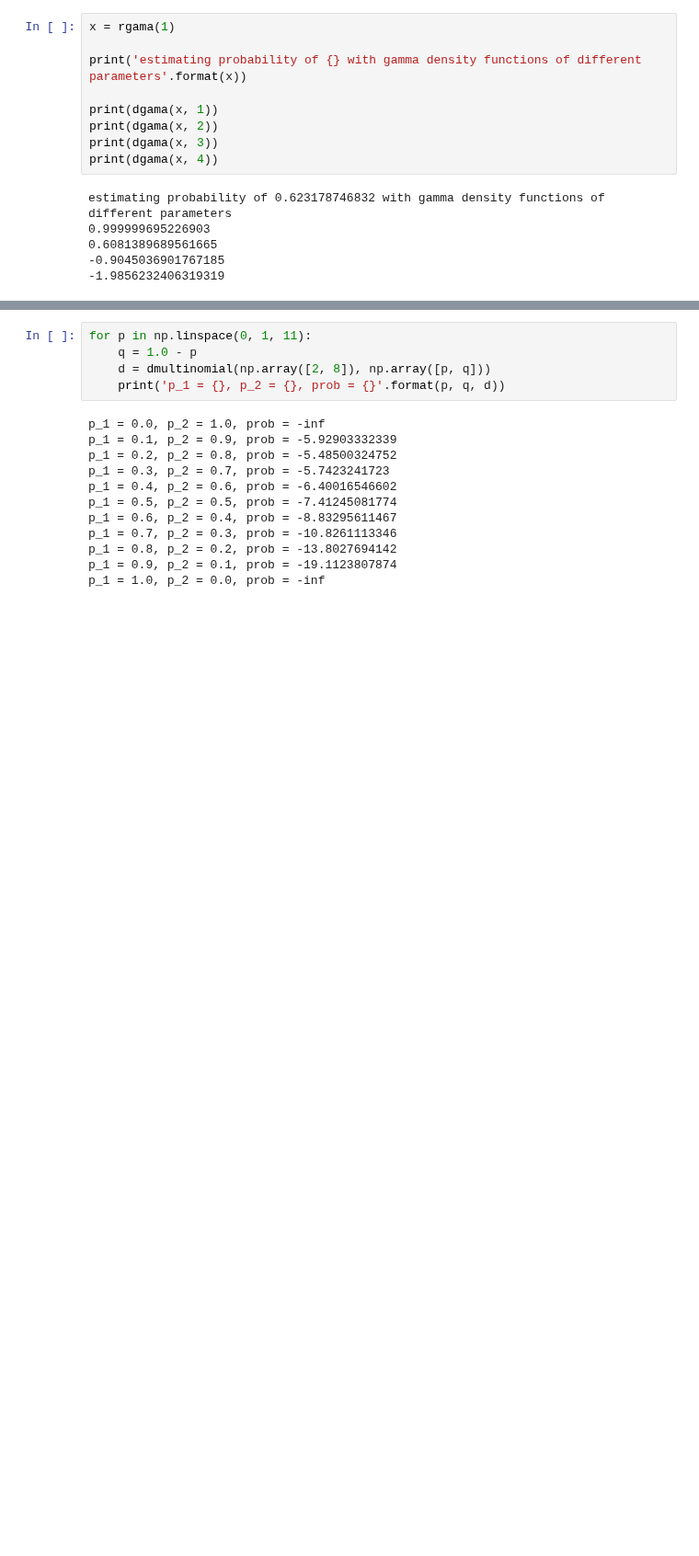
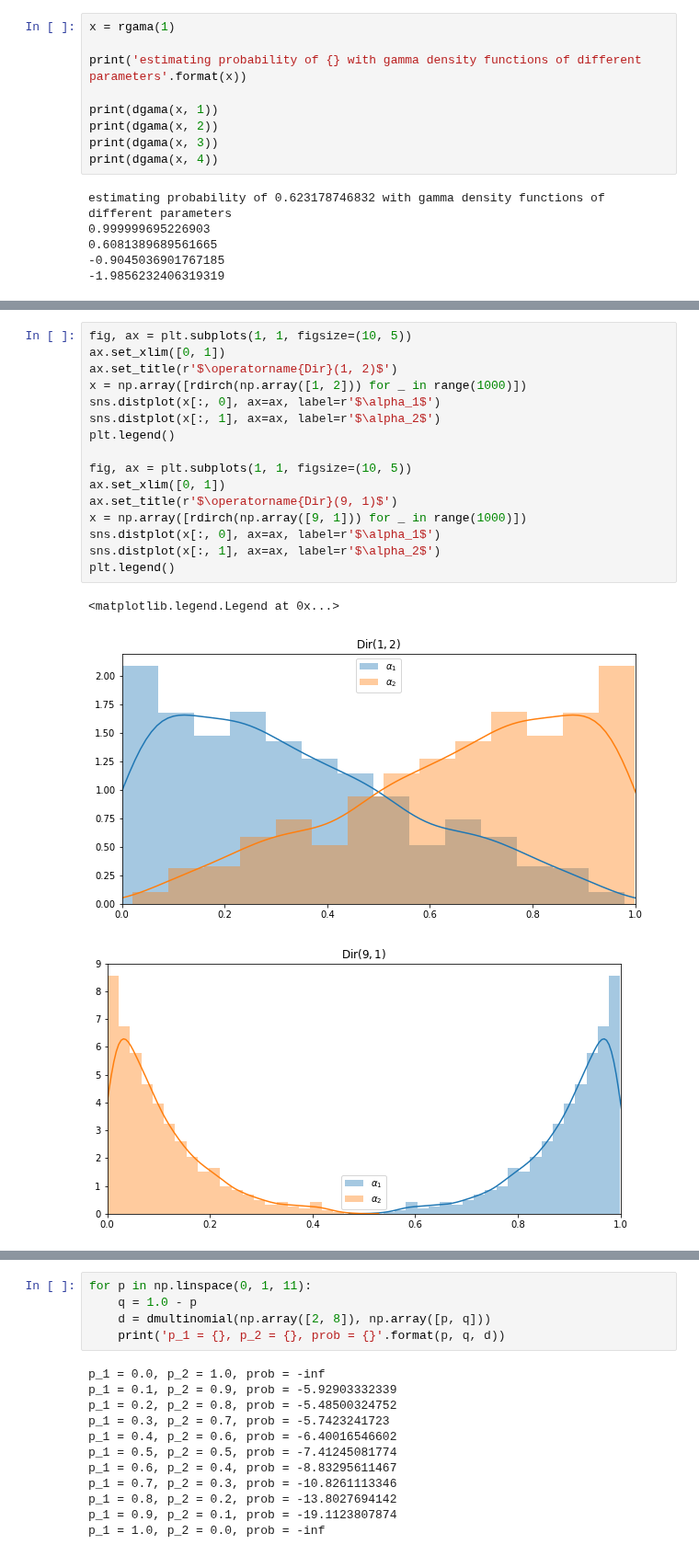
Before and after one commit to vangj/ds, a Jupyter notebook: dirichlet-multinomial-distribution.ipynb, the cells around one changed output, grey strips where cells are left out. Shown at 92% size. Saved outputs shown, nothing was run; the diff lists cells and outputs as text; blank space fills up the shorter version.

```diff
--- a/dirichlet-multinomial-distribution.ipynb
+++ b/dirichlet-multinomial-distribution.ipynb
@@ -140,0 +160,20 @@ print(ddirch(x, np.array([5, 5])))
+# %%
+fig, ax = plt.subplots(1, 1, figsize=(10, 5))
+ax.set_xlim([0, 1])
+ax.set_title(r'$\operatorname{Dir}(1, 2)$')
+x = np.array([rdirch(np.array([1, 2])) for _ in range(1000)])
+sns.distplot(x[:, 0], ax=ax, label=r'$\alpha_1$')
+sns.distplot(x[:, 1], ax=ax, label=r'$\alpha_2$')
+plt.legend()
+
+fig, ax = plt.subplots(1, 1, figsize=(10, 5))
+ax.set_xlim([0, 1])
+ax.set_title(r'$\operatorname{Dir}(9, 1)$')
+x = np.array([rdirch(np.array([9, 1])) for _ in range(1000)])
+sns.distplot(x[:, 0], ax=ax, label=r'$\alpha_1$')
+sns.distplot(x[:, 1], ax=ax, label=r'$\alpha_2$')
+plt.legend()
+# %% [output]
+<matplotlib.legend.Legend at 0x...>
+[figure, added]
+[figure, added]
```
Also changed, not shown: parts of 12 cells of this notebook.
